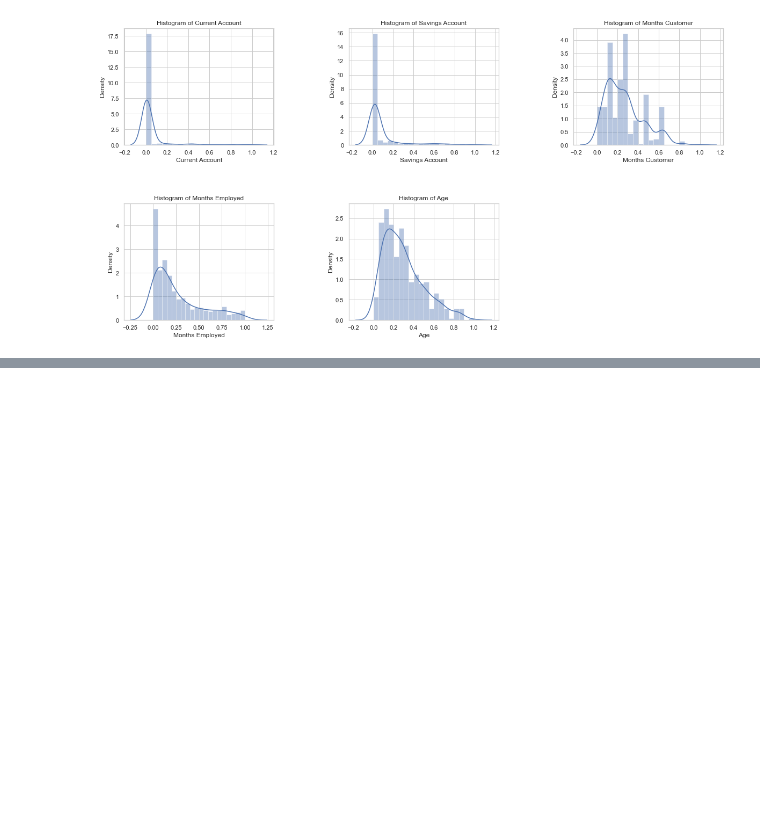
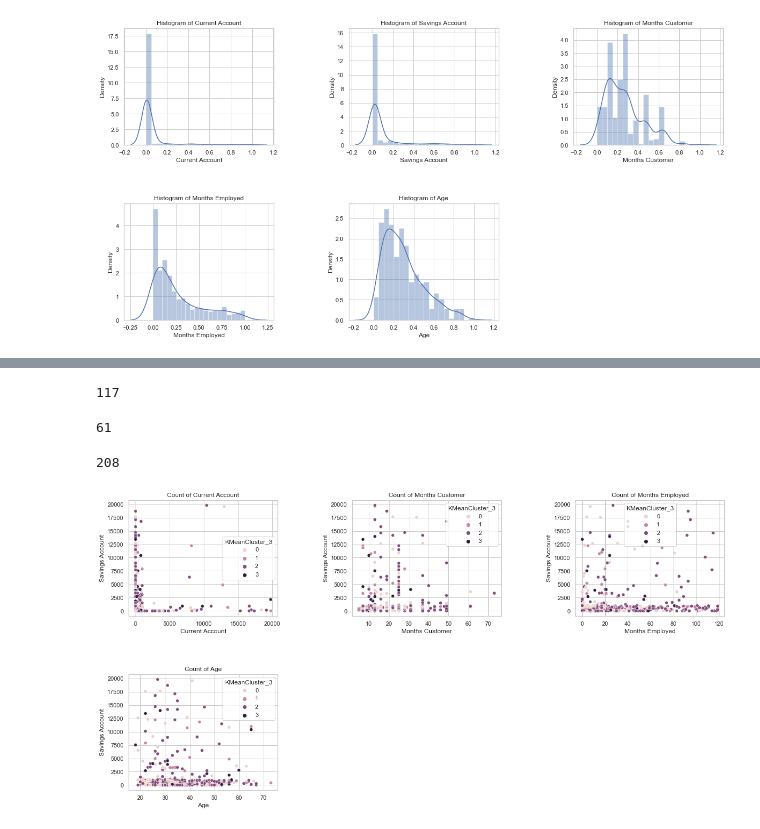
Before and after one commit to vincm1/Bank_customer_clustering, a Jupyter notebook: Clustering Bank Customers.ipynb, the cells around one changed output, grey strips where cells are left out. Saved outputs shown, nothing was run; the diff lists cells and outputs as text; code cells hidden in the pictures; blank space fills up the shorter version.

```diff
--- a/Clustering Bank Customers.ipynb
+++ b/Clustering Bank Customers.ipynb
@@ -214,5 +218,5 @@ plt.show()
 # %%
-kmeans = KMeans(n_clusters=3)
+kmeans = KMeans(n_clusters=4)
 
 label = kmeans.fit_predict(X)
 print(len(X))
@@ -245,4 +257,4 @@ print(kmeans.cluster_centers_)
 # %%
-df["KMeanCluster_3"] = label
-df
+df["KMeanCluster_4"] = label
+df.columns
 # %% [output]
@@ -261,0 +266,26 @@ df
+# %%
+len(df[df["KMeanCluster_3"] == 0])
+# %% [output]
+117
+# %%
+len(df[df["KMeanCluster_3"] == 1])
+# %% [output]
+61
+# %%
+len(df[df["KMeanCluster_3"] == 2])
+# %% [output]
+208
+# %%
+#sns.scatterplot(data=df, x="Months Employed", y="Savings Account", hue="KMeanCluster_3")
+
+plt.figure(1, figsize=(20,10))
+n=0
+for x in ['Current Account','Months Customer','Months Employed', 'Age']:
+    n += 1
+    plt.subplot(2,3,n)
+    plt.subplots_adjust(hspace=0.5,wspace=0.5)
+    sns.scatterplot(data=df, x=x, y="Savings Account", hue="KMeanCluster_3")
+    plt.title("Count of {}".format(x))
+plt.show()
+# %% [output]
+[figure, added]
```
Also changed, not shown: parts of 19 cells of this notebook.
